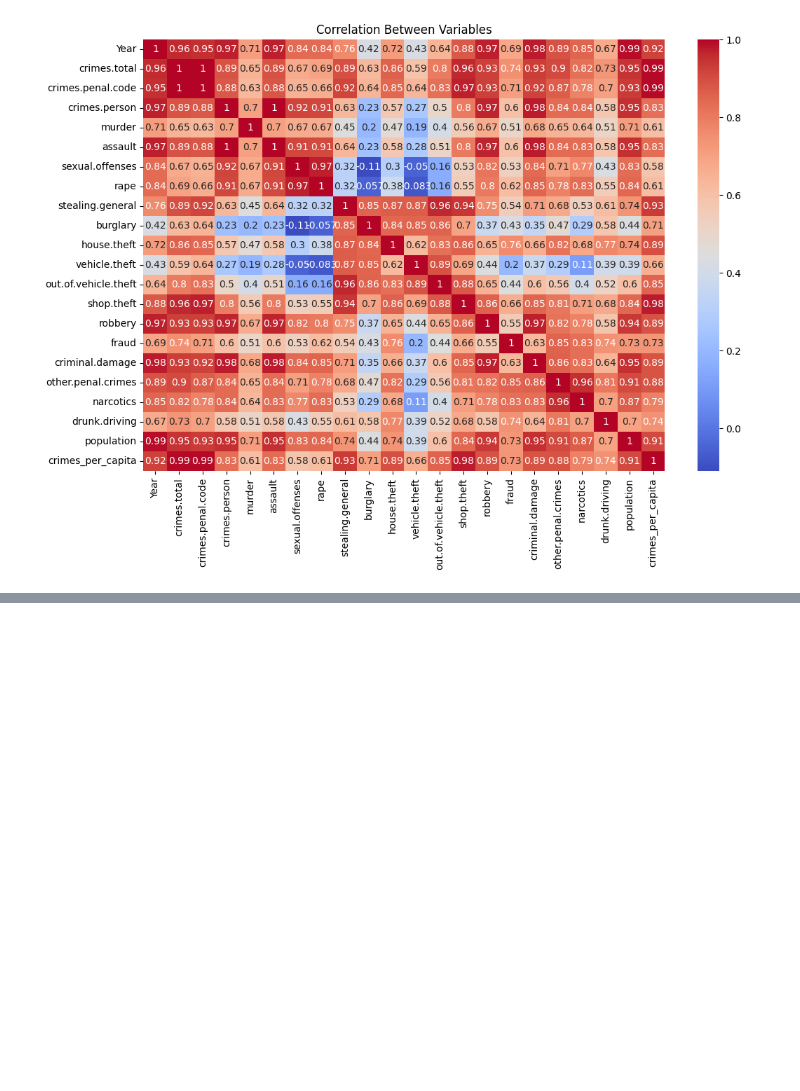
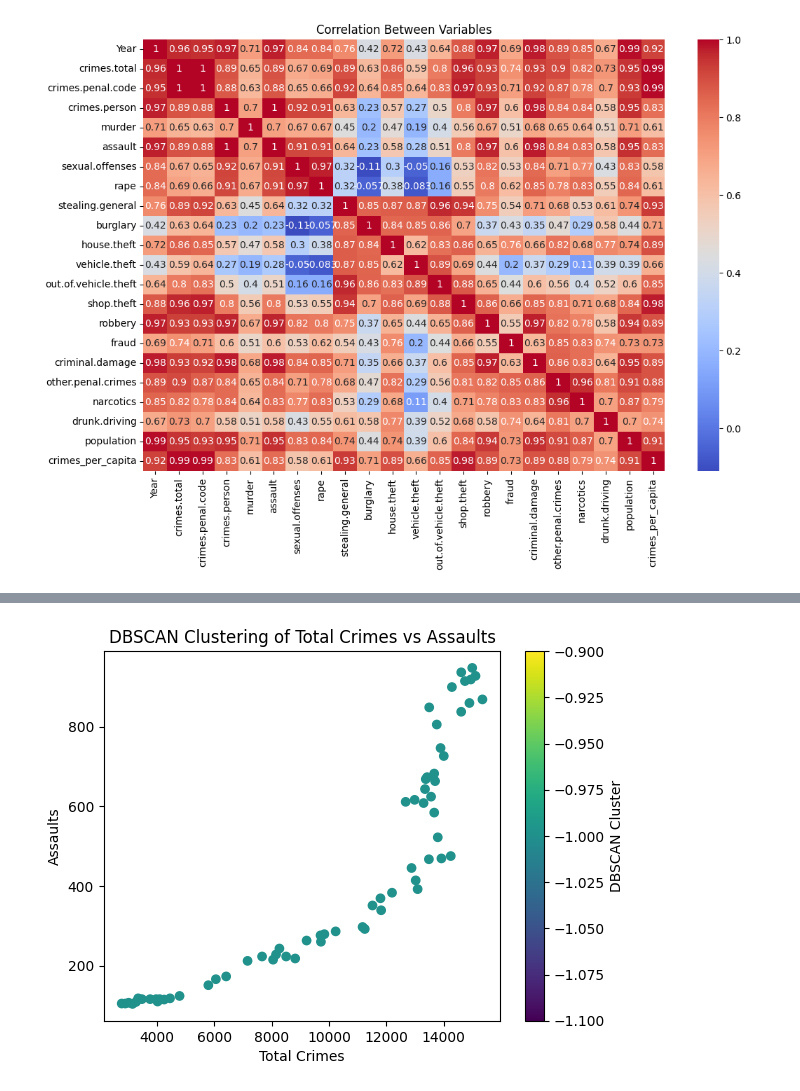
Before and after one commit to Jeffrey-Oechsner/ML-AI_Exam_Project, a Jupyter notebook: ML-AI_Exam_Project.ipynb, the cells around one changed output, grey strips where cells are left out. Cells and saved outputs as stored; diff of their text form; code cells hidden in the pictures; blank space fills up the shorter version.

```diff
--- a/ML-AI_Exam_Project.ipynb
+++ b/ML-AI_Exam_Project.ipynb
@@ -332,0 +759,32 @@ plt.show()
+# %%
+from sklearn.cluster import DBSCAN
+from sklearn.preprocessing import StandardScaler
+import matplotlib.pyplot as plt
+import pandas as pd
+
+# Load and prepare the dataset
+data = pd.read_csv('reported.csv')
+data_cleaned = data.dropna(axis=1, how='all').fillna(data.median())
+
+# Exclude non-predictive or non-numeric columns
+data_numeric = data_cleaned.select_dtypes(include=[np.number])
+data_numeric = data_numeric.drop(['Year'], axis=1)  # Assuming 'Year' is not relevant for clustering
+
+# Standardizing the data
+scaler = StandardScaler()
+data_scaled = scaler.fit_transform(data_numeric)
+
+# Applying DBSCAN
+dbscan = DBSCAN(eps=0.5, min_samples=5)
+db_clusters = dbscan.fit_predict(data_scaled)
+data_cleaned['DBSCAN_Cluster'] = db_clusters
+
+# Select two relevant features for visualization (e.g., 'crimes.total' and 'assault')
+plt.scatter(data_cleaned['crimes.total'], data_cleaned['assault'], c=data_cleaned['DBSCAN_Cluster'], cmap='viridis')
+plt.title('DBSCAN Clustering of Total Crimes vs Assaults')
+plt.xlabel('Total Crimes')
+plt.ylabel('Assaults')
+plt.colorbar(label='DBSCAN Cluster')
+plt.show()
+# %% [output]
+[figure, added]
```
Also changed, not shown: parts of 13 cells of this notebook.
